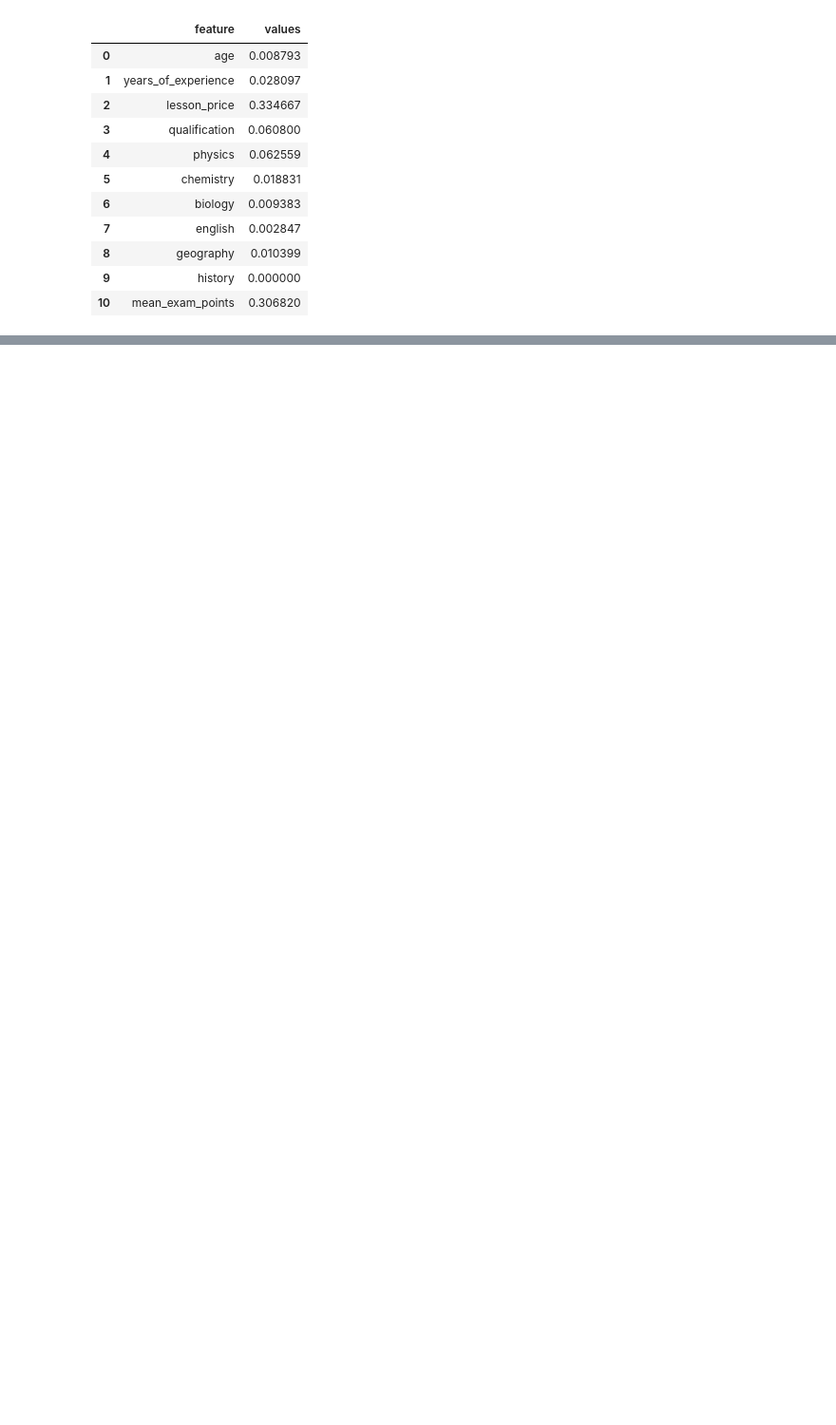
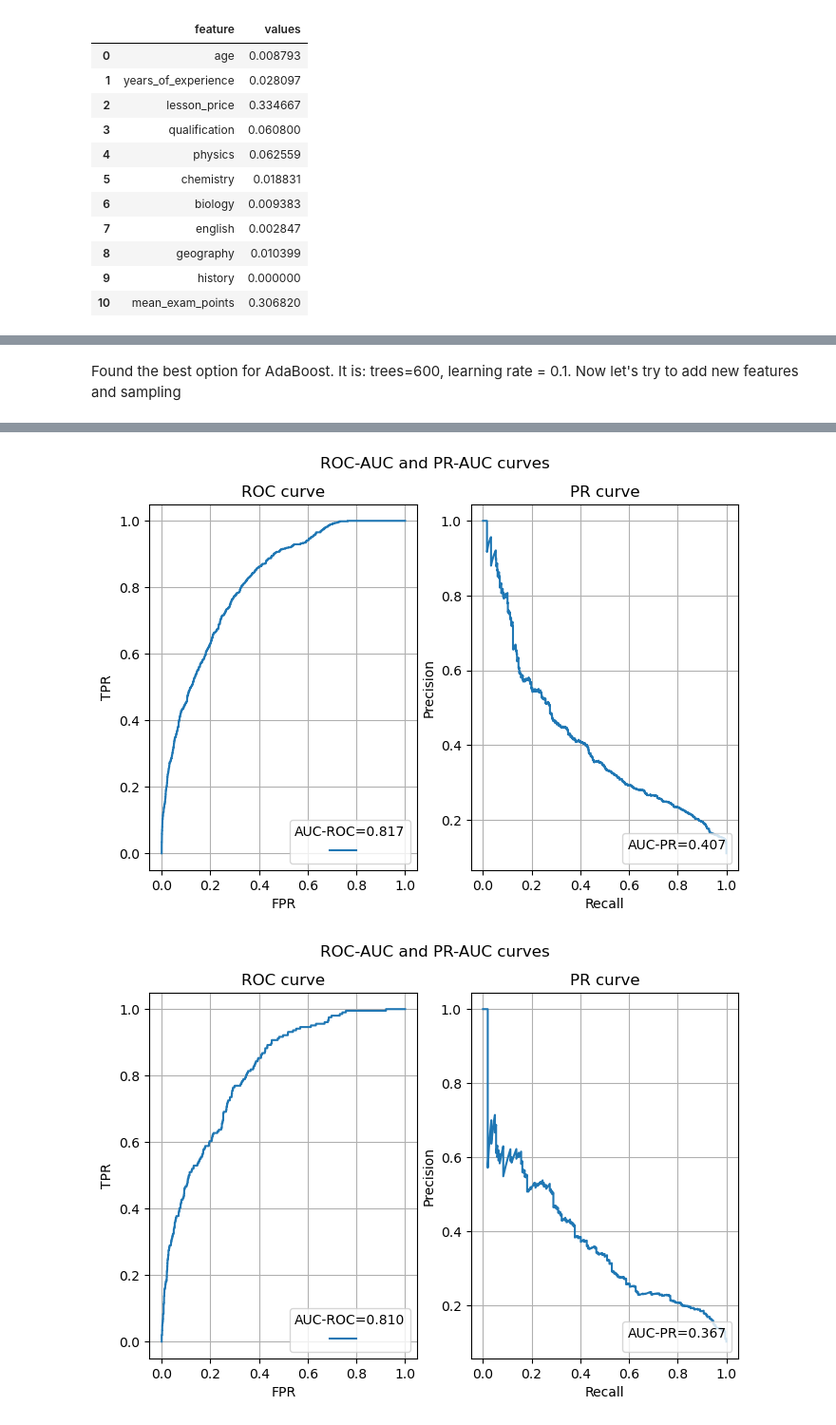
Before and after one commit to SpaceMakerc/tutor_prediction, a Jupyter notebook: predict_model_v1.ipynb, the cells around one changed output, grey strips where cells are left out. Shown at 95% size. Saved outputs shown, nothing was run; the diff lists cells and outputs as text; code cells hidden in the pictures; blank space fills up the shorter version.

```diff
--- a/predict_model_v1.ipynb
+++ b/predict_model_v1.ipynb
@@ -2500,0 +2721,2 @@ pd.DataFrame({"feature": X_train.columns, "values":  model.total_feature_importa
+# %% [markdown]
+Found the best option for AdaBoost. It is: trees=600, learning rate = 0.1. Now let's try to add new features and sampling
@@ -2500,0 +2826,33 @@ pd.DataFrame({"feature": X_train.columns, "values":  model.total_feature_importa
+# %%
+%%time
+
+modify_features = {
+    "divide": [["price_per_qual", "lesson_price", "mean_exam_points"]],
+    "effective_index": [["experience_qval_price", "qualification", "mean_exam_points", "lesson_price"]],
+    "binning": [["age_groups", "age", {"bins": [0, 31, 41, 51, 61, float("inf")], "labels": [1, 2, 3, 4, 5]}]]
+}
+# delete_features = ["lesson_price", "mean_exam_points", "qualification", "age"]
+
+X = df_train[df_train.columns[:-1]]
+y = df_train["choose"]
+
+X_train, X_valid, X_test, y_train, y_valid, y_test = train_test_split(X=X, y=y, random_seed=42)
+
+pl = PipelineTress()
+X_train_modified = pl.prepare_data(modify_features=modify_features, delete_features=delete_features, X=X_train)
+X_valid_modified = pl.prepare_data(modify_features=modify_features, delete_features=delete_features, X=X_valid)
+
+pl.fit_ada(
+    X_train=X_train_modified.values, y_train=y_train.values, max_depth=1,
+    min_leaf_sample=20, n_trees=600, method=None,
+    strategy=None, initial_weights=None, eta=0.1, random_state=42
+)
+
+predictions_train, probabilities_train = pl.predict(X=X_train_modified.values, positive_only=True)
+predictions_valid, probabilities_valid = pl.predict(X=X_valid_modified.values, positive_only=True)
+
+evaluator_train = EvaluateModel(y_pred=predictions_train, y_pred_proba=probabilities_train, y=y_train)
+evaluator_train.evaluation(show_charts=True)
+evaluator_valid = EvaluateModel(y_pred=predictions_valid, y_pred_proba=probabilities_valid, y=y_valid)
+evaluator_valid.evaluation(show_charts=True)
+# %% [output]
@@ -2500,0 +2871,2 @@ pd.DataFrame({"feature": X_train.columns, "values":  model.total_feature_importa
+[figure, added]
+[figure, added]
```
Also changed, not shown: parts of 11 cells of this notebook.
